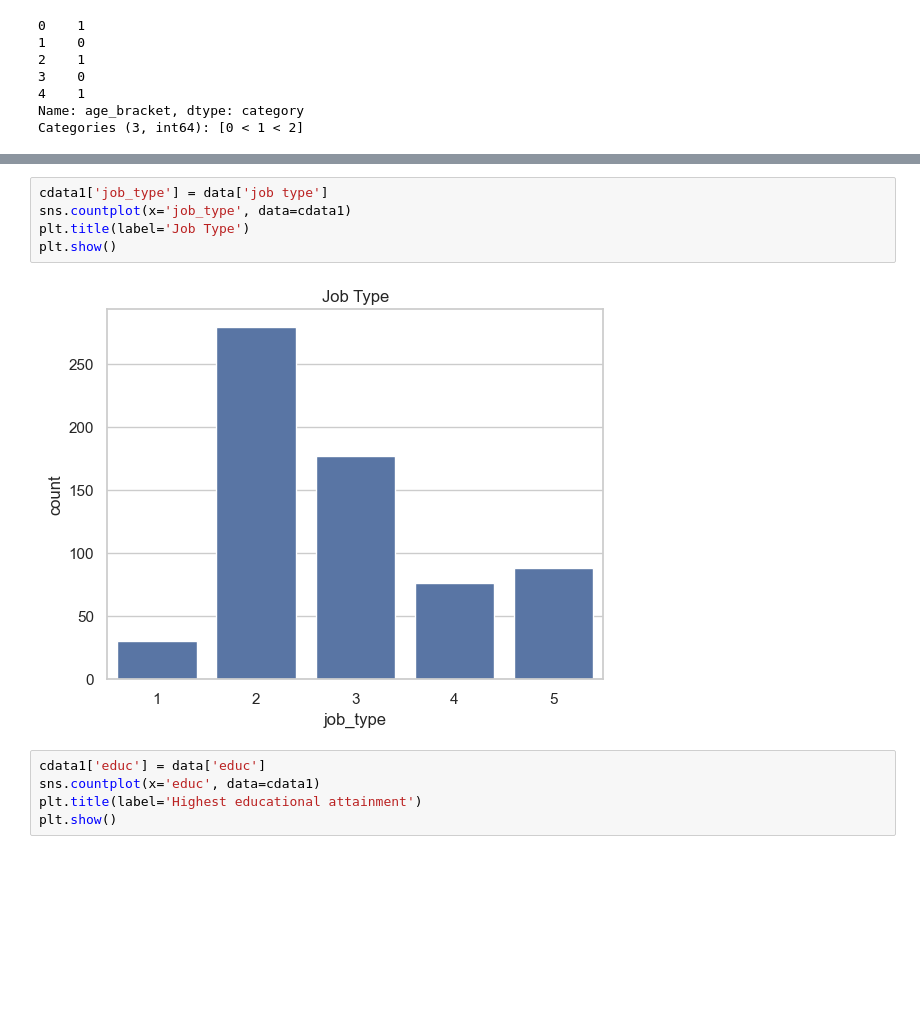
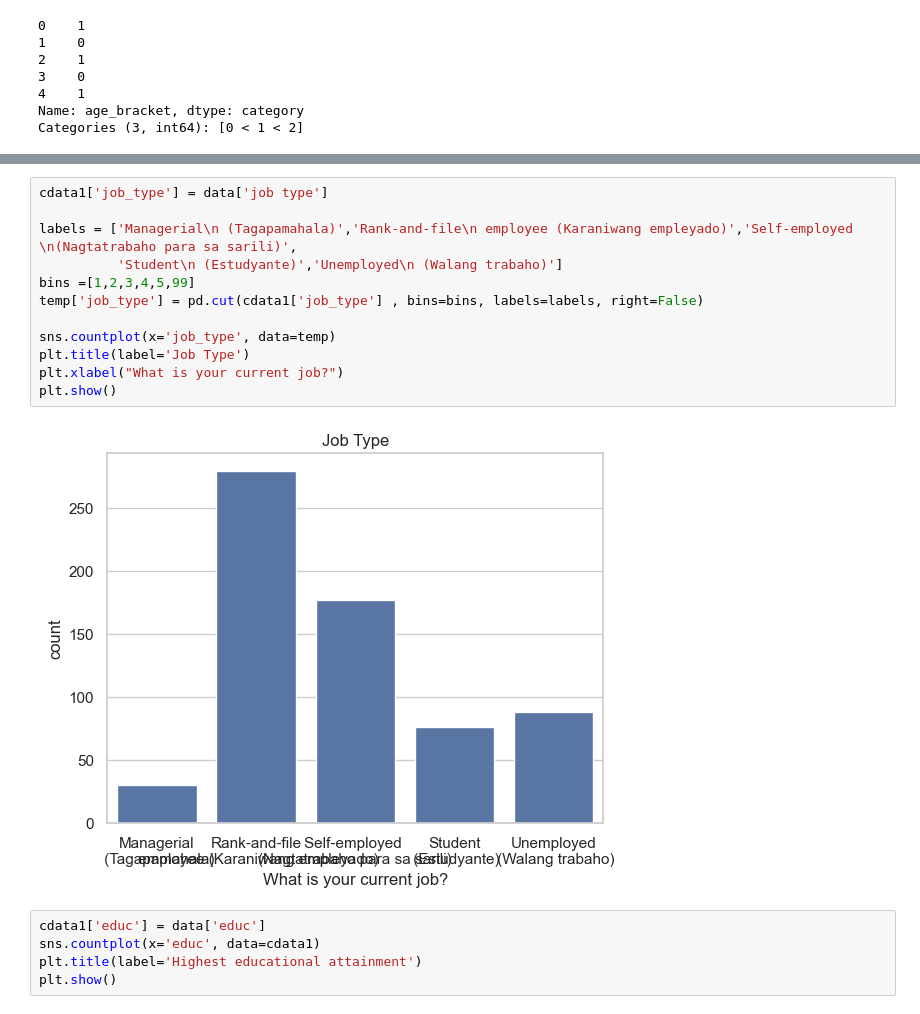
Before and after one commit to rngalvanbayer/Bayer_CPD_Digital_Conversion, a Jupyter notebook: cpd_main.ipynb, the cells around one changed output, grey strips where cells are left out. Cells and saved outputs as stored; diff of their text form; blank space fills up the shorter version.

```diff
--- a/cpd_main.ipynb
+++ b/cpd_main.ipynb
@@ -77,10 +92,17 @@ plt.show()
-# %%
-cdata1['job_type'] = data['job type']
-sns.countplot(x='job_type', data=cdata1)
-plt.title(label='Job Type')
-plt.show()
-# %% [output]
-[figure, removed]
+# %%
+cdata1['job_type'] = data['job type']
+
+labels = ['Managerial\n (Tagapamahala)','Rank-and-file\n employee (Karaniwang empleyado)','Self-employed \n(Nagtatrabaho para sa sarili)',
+          'Student\n (Estudyante)','Unemployed\n (Walang trabaho)']
+bins =[1,2,3,4,5,99]
+temp['job_type'] = pd.cut(cdata1['job_type'] , bins=bins, labels=labels, right=False)
+
+sns.countplot(x='job_type', data=temp)
+plt.title(label='Job Type')
+plt.xlabel("What is your current job?")
+plt.show()
+# %% [output]
+[figure, added]
 # %%
 cdata1['educ'] = data['educ']
 sns.countplot(x='educ', data=cdata1)
```
Also changed, not shown: parts of 8 cells of this notebook, 2 other files.
